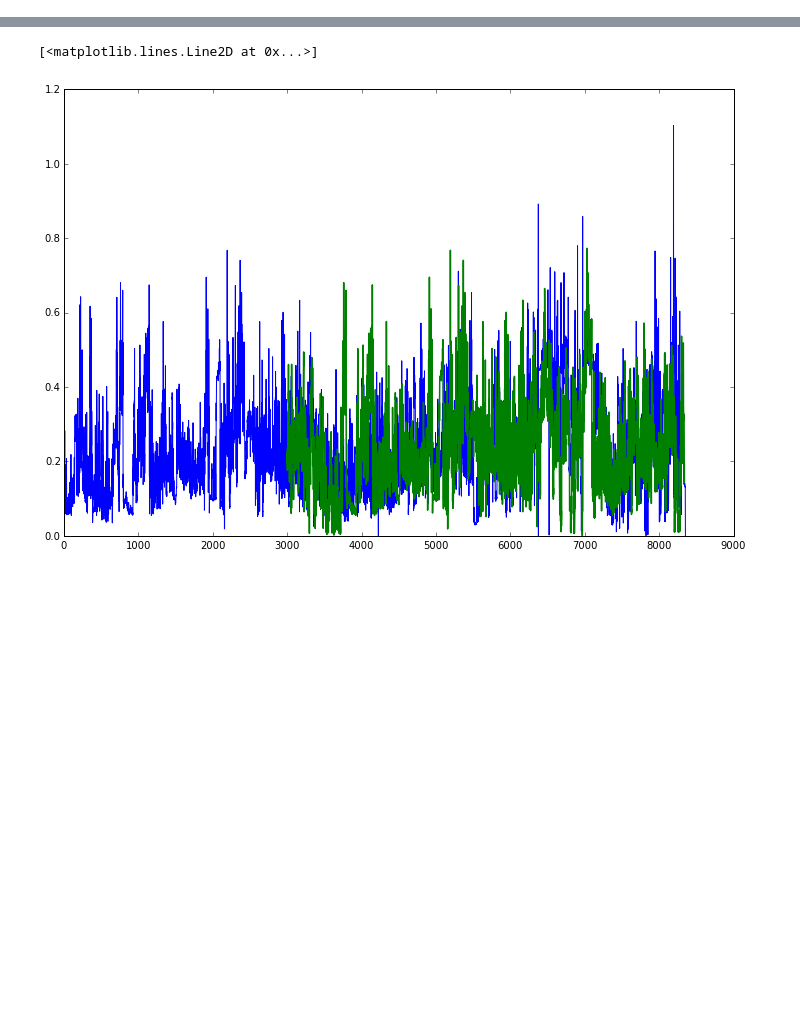
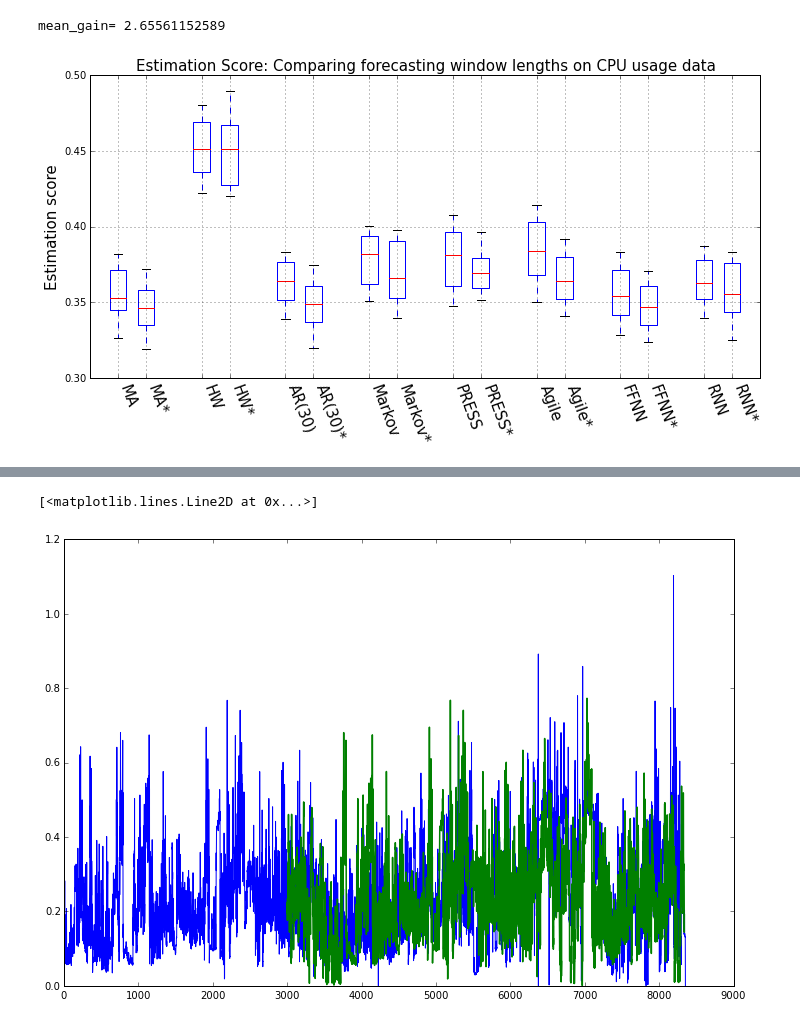
Before and after one commit to Manrich121/ForecastingCloud, a Jupyter notebook: DataPlot/src/model_15sample_cpu.ipynb, the cells around one changed output, grey strips where cells are left out. Cells and saved outputs as stored; diff of their text form; code cells hidden in the pictures; blank space fills up the shorter version.

```diff
--- a/DataPlot/src/model_15sample_cpu.ipynb
+++ b/DataPlot/src/model_15sample_cpu.ipynb
@@ -58,0 +88,17 @@ plt.title("Comparing RMSE on CPU usage data",fontsize=15)
+# %%
+plt.figure(figsize=(12,6))
+plt.xticks(horizontalalignment='left',rotation=-70, fontsize=15)
+pos = [0,0.5, 1.5,2, 3,3.5, 4.5,5, 6,6.5, 7.5,8, 9,9.5, 10.5,11]
+pltdic = plt.boxplot([reject_outliers(0.3*results[i][:,2] + 0.7*results[i][:,3]) for i in range(len(labs))], positions=pos, widths=0.3, whis=[10,90], showfliers=False, labels=labs);
+plt.grid()
+plt.ylabel('Estimation score', fontsize=15)
+plt.title("Estimation Score: Comparing forecasting window lengths on CPU usage data",fontsize=15)
+plt.subplots_adjust(bottom=0.2)
+plt.savefig("D:/Manrich-PC/Dropbox/Dropbox/M/MThesis/masters/figs/cpu_15_estscore.pdf", type='pdf')
+gains_rmse = []
+for i in [0,2,4,6,8,10,12,14]:
+    gains_rmse.append(calcGain(reject_outliers(0.3*results[i][:,2] + 0.7*results[i][:,3]),reject_outliers(0.3*results[i+1][:,2] + 0.7*results[i+1][:,3])))
+print 'mean_gain=', 100*np.mean(gains_rmse)
+# %% [output]
+mean_gain= 2.65561152589
+[figure, added]
```
Also changed, not shown: parts of 6 cells of this notebook, 2 other files.
